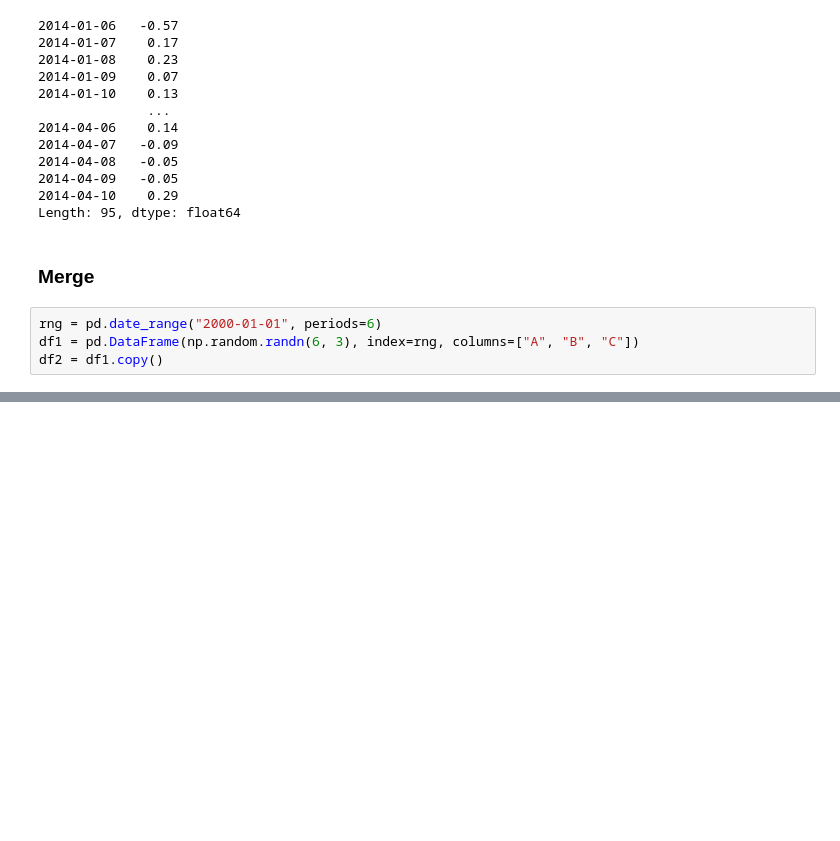
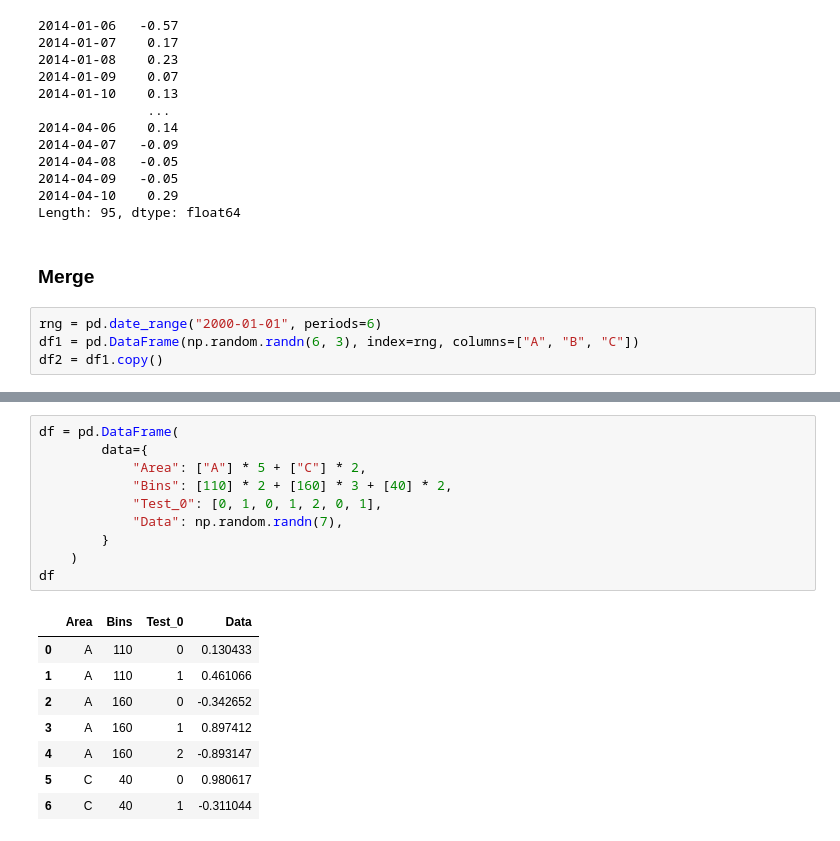
Before and after one commit to onlyabhilash/Feature-Engg, a Jupyter notebook: Pandas/Cooking.ipynb, the cells around one changed output, grey strips where cells are left out. Saved outputs shown, nothing was run; the diff lists cells and outputs as text; blank space fills up the shorter version.

```diff
--- a/Pandas/Cooking.ipynb
+++ b/Pandas/Cooking.ipynb
@@ -1273,0 +1274,19 @@ df
+# %%
+df = pd.DataFrame(
+        data={
+            "Area": ["A"] * 5 + ["C"] * 2,
+            "Bins": [110] * 2 + [160] * 3 + [40] * 2,
+            "Test_0": [0, 1, 0, 1, 2, 0, 1],
+            "Data": np.random.randn(7),
+        }
+    )
+df
+# %% [output]
+|  | Area | Bins | Test_0 | Data |
+| 0 | A | 110 | 0 | 0.130433 |
+| 1 | A | 110 | 1 | 0.461066 |
+| 2 | A | 160 | 0 | -0.342652 |
+| 3 | A | 160 | 1 | 0.897412 |
+| 4 | A | 160 | 2 | -0.893147 |
+| 5 | C | 40 | 0 | 0.980617 |
+| 6 | C | 40 | 1 | -0.311044 |
```
Also changed, not shown: parts of 2 cells of this notebook.
